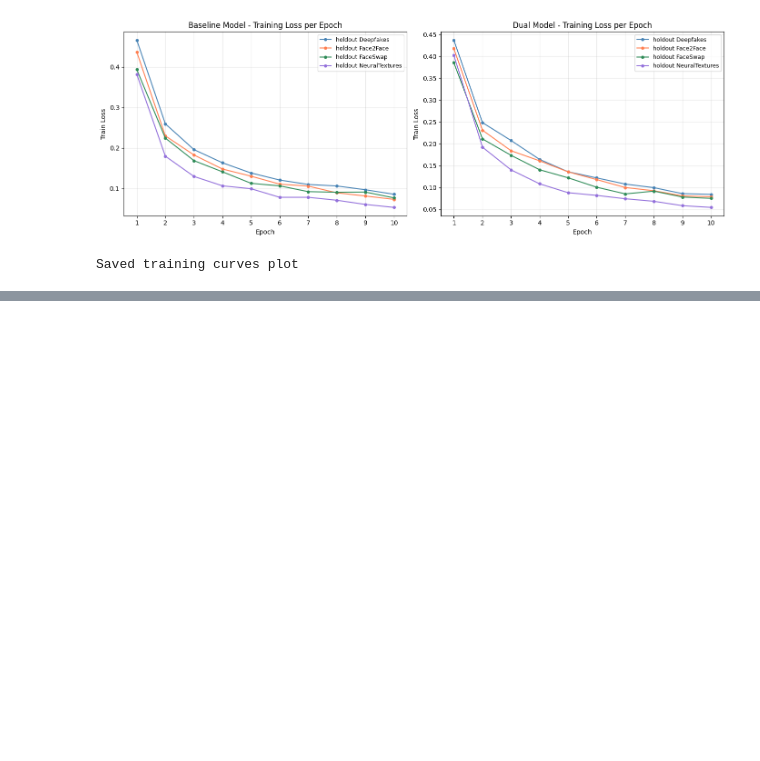
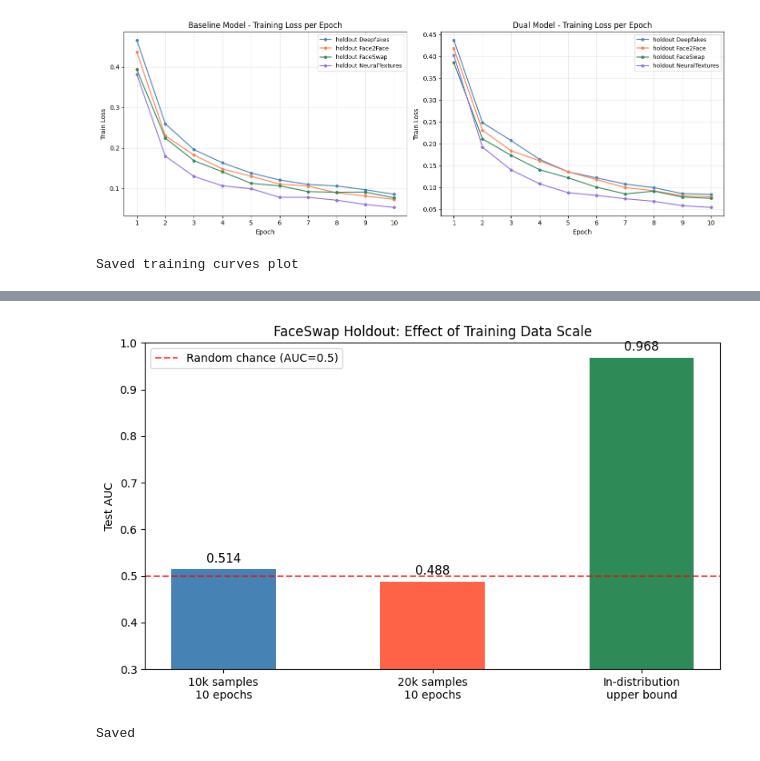
Before and after one commit to MunazzaNadir/deepfake-detection, a Jupyter notebook: notebooks/train_colab.ipynb, the cells around one changed output, grey strips where cells are left out. Saved outputs shown, nothing was run; the diff lists cells and outputs as text; code cells hidden in the pictures; blank space fills up the shorter version.

```diff
--- a/notebooks/train_colab.ipynb
+++ b/notebooks/train_colab.ipynb
@@ -430,0 +894,25 @@ Saved training curves plot
+# %%
+import matplotlib.pyplot as plt
+import numpy as np
+
+configs = ['10k samples\n10 epochs', '20k samples\n10 epochs', 'In-distribution\nupper bound']
+aucs = [0.514, 0.488, 0.968]
+colors = ['steelblue', 'tomato', 'seagreen']
+
+fig, ax = plt.subplots(figsize=(8, 5))
+bars = ax.bar(configs, aucs, color=colors, width=0.5)
+ax.axhline(y=0.5, color='red', linestyle='--', alpha=0.7, label='Random chance (AUC=0.5)')
+ax.set_ylabel('Test AUC')
+ax.set_title('FaceSwap Holdout: Effect of Training Data Scale')
+ax.set_ylim(0.3, 1.0)
+ax.legend()
+for bar in bars:
+    ax.text(bar.get_x() + bar.get_width()/2., bar.get_height() + 0.01,
+            f'{bar.get_height():.3f}', ha='center', va='bottom', fontsize=11)
+plt.tight_layout()
+plt.savefig('/content/drive/MyDrive/deepfake-detection/vriddhi_results/plots/faceswap_scaling.png', dpi=150)
+plt.show()
+print("Saved")
+# %% [output]
+[figure, added]
+Saved
```
Also changed, not shown: parts of 16 cells of this notebook.
